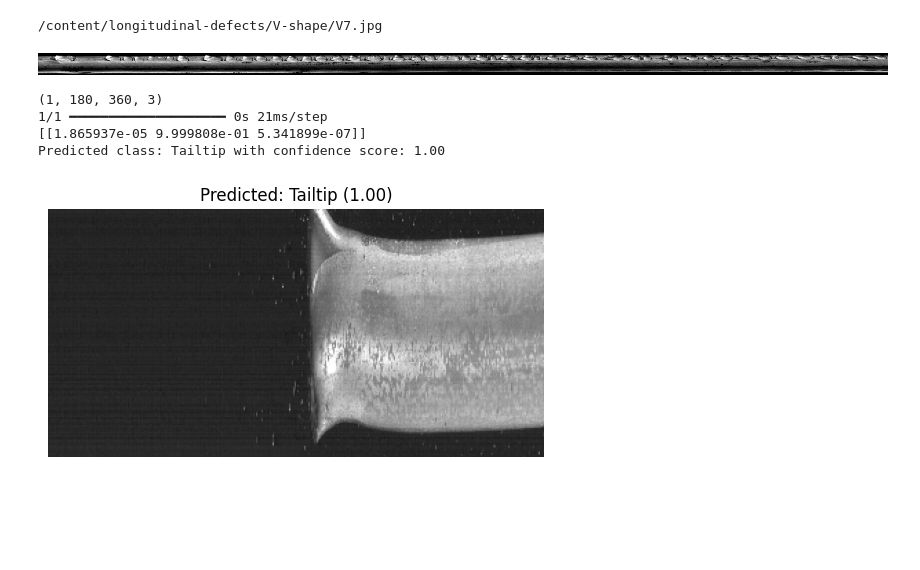
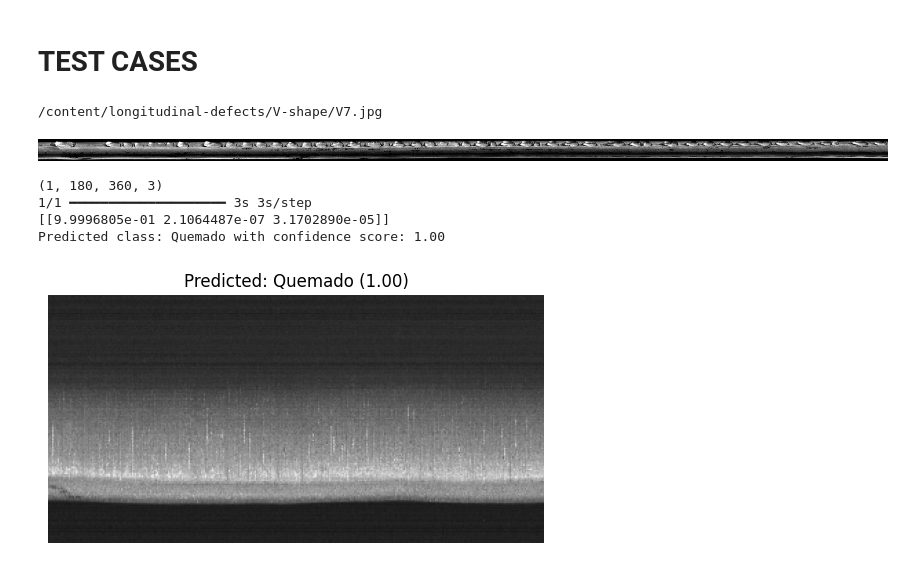
Before and after one commit to chimaOkwuokei/ISEND-PAU, a Jupyter notebook: ResNet50_implementation.ipynb, the cells around one changed output. Saved outputs shown, nothing was run; the diff lists cells and outputs as text; code cells hidden in the pictures; blank space fills up the shorter version.

```diff
--- a/ResNet50_implementation.ipynb
+++ b/ResNet50_implementation.ipynb
@@ -107,4 +126,6 @@ Epoch 10/10
 <keras.src.callbacks.history.History at 0x...>
+# %% [markdown]
+# **TEST CASES**
 # %%
 # all_dents = list(data.glob('resNet50-dataset/Dents/*'))
 # all_slivers= list(data.glob('Slivers/*'))
@@ -135,39 +156,44 @@ import matplotlib.pyplot as plt
 
 # Assuming 'quemado' is a list of image file paths
 # Open and display the second image using PIL
+
+
+
+# str(quemado[2])
+
 image_path = '/content/1841179_1_00002_2_0.jpg'
 image_pil = PIL.Image.open(image_path)
 image_pil.show()
 
 # Read the first image using OpenCV
-image = cv2.imread(image_path)
+image = cv2.imread(str(quemado[2]))
 
 # Resize the image
 image_resized = cv2.resize(image, (width, height))
 
 # Expand dimensions to match the model input shape
 image = np.expand_dims(image_resized, axis=0)
 print(image.shape)
 
 # Make prediction using the model
 model_pred = dnn_model.predict(image)
 print(model_pred)
 
 # Convert the predictions to class labels and get confidence score
 predicted_class = np.argmax(model_pred, axis=1)[0]
 confidence_score = model_pred[0][predicted_class]
 
 # Print prediction and confidence score
 print(f"Predicted class: {image_category[predicted_class]} with confidence score: {confidence_score:.2f}")
 
 # Display the image with prediction and confidence score using matplotlib
 plt.imshow(cv2.cvtColor(image_resized, cv2.COLOR_BGR2RGB))
 plt.title(f"Predicted: {image_category[predicted_class]} ({confidence_score:.2f})")
 plt.axis('off')
 plt.show()
 # %% [output]
 (1, 180, 360, 3)
-1/1 ━━━━━━━━━━━━━━━━━━━━ 0s 21ms/step
-[[1.865937e-05 9.999808e-01 5.341899e-07]]
-Predicted class: Tailtip with confidence score: 1.00
+1/1 ━━━━━━━━━━━━━━━━━━━━ 3s 3s/step
+[[9.9996805e-01 2.1064487e-07 3.1702890e-05]]
+Predicted class: Quemado with confidence score: 1.00
-[figure, old version]
+[figure, new version]
```
Also changed, not shown: parts of 8 cells of this notebook.
